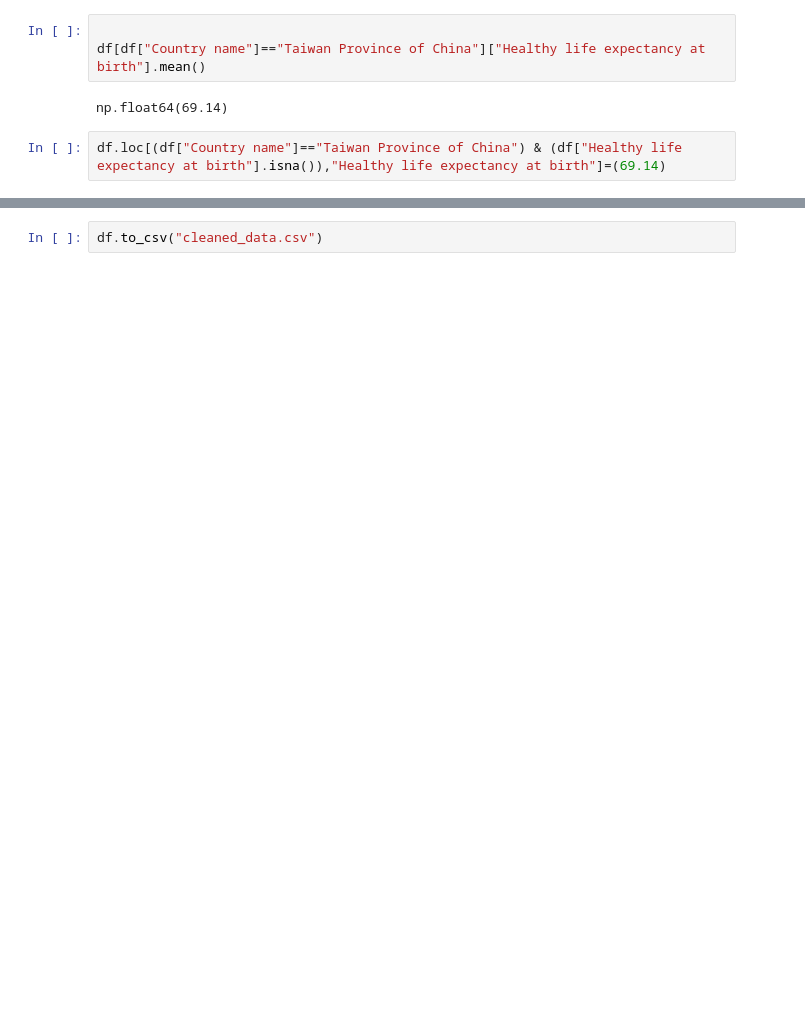
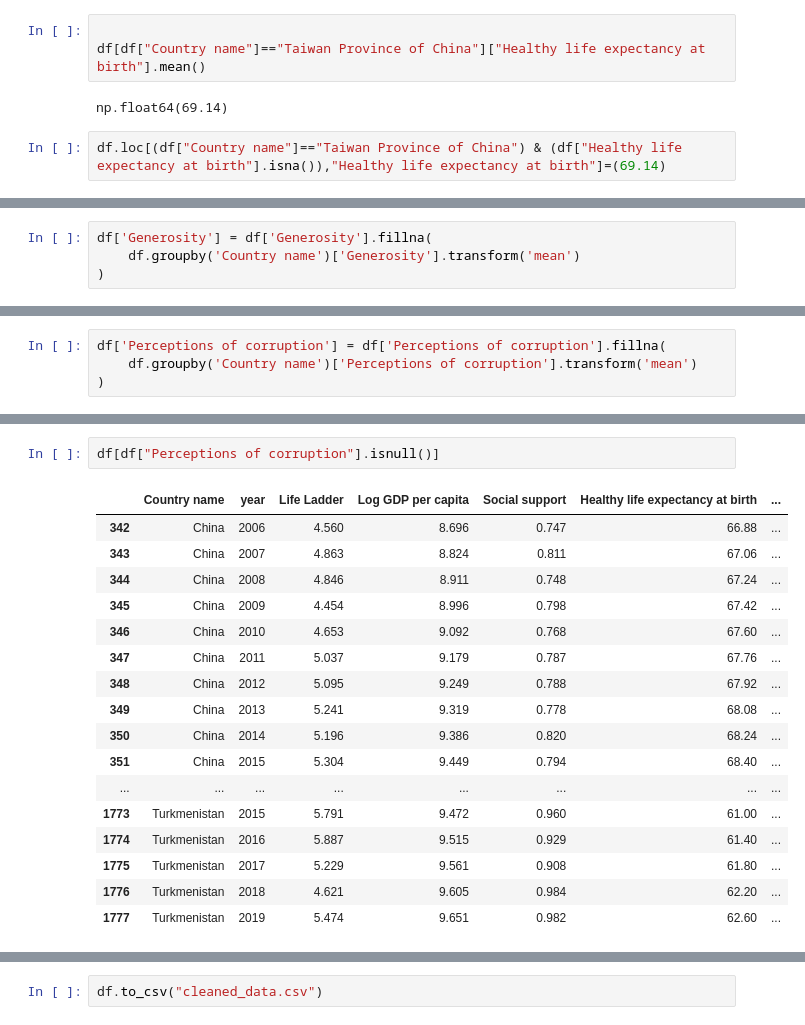
Before and after one commit to rinsharufi-datalogix/World-happiness-, a Jupyter notebook: data_cleaning.ipynb, the cells around one changed output, grey strips where cells are left out. Drawn from its saved outputs; the diff is of its cells as text; blank space fills up the shorter version.

```diff
--- a/data_cleaning.ipynb
+++ b/data_cleaning.ipynb
@@ -465,0 +704,4 @@ df.loc[(df["Country name"]=="Palestinian Territories") & (df["Healthy life expec
+# %%
+df['Generosity'] = df['Generosity'].fillna(
+    df.groupby('Country name')['Generosity'].transform('mean')
+)
@@ -465,0 +784,4 @@ df.loc[(df["Country name"]=="Palestinian Territories") & (df["Healthy life expec
+# %%
+df['Perceptions of corruption'] = df['Perceptions of corruption'].fillna(
+    df.groupby('Country name')['Perceptions of corruption'].transform('mean')
+)
@@ -465,0 +803,20 @@ df.loc[(df["Country name"]=="Palestinian Territories") & (df["Healthy life expec
+# %%
+df[df["Perceptions of corruption"].isnull()]
+# %% [output]
+|  | Country name | year | Life Ladder | Log GDP per capita | Social support | Healthy life expectancy at birth | ... |
+| 342 | China | 2006 | 4.560 | 8.696 | 0.747 | 66.88 | ... |
+| 343 | China | 2007 | 4.863 | 8.824 | 0.811 | 67.06 | ... |
+| 344 | China | 2008 | 4.846 | 8.911 | 0.748 | 67.24 | ... |
+| 345 | China | 2009 | 4.454 | 8.996 | 0.798 | 67.42 | ... |
+| 346 | China | 2010 | 4.653 | 9.092 | 0.768 | 67.60 | ... |
+| 347 | China | 2011 | 5.037 | 9.179 | 0.787 | 67.76 | ... |
+| 348 | China | 2012 | 5.095 | 9.249 | 0.788 | 67.92 | ... |
+| 349 | China | 2013 | 5.241 | 9.319 | 0.778 | 68.08 | ... |
+| 350 | China | 2014 | 5.196 | 9.386 | 0.820 | 68.24 | ... |
+| 351 | China | 2015 | 5.304 | 9.449 | 0.794 | 68.40 | ... |
+| ... | ... | ... | ... | ... | ... | ... | ... |
+| 1773 | Turkmenistan | 2015 | 5.791 | 9.472 | 0.960 | 61.00 | ... |
+| 1774 | Turkmenistan | 2016 | 5.887 | 9.515 | 0.929 | 61.40 | ... |
+| 1775 | Turkmenistan | 2017 | 5.229 | 9.561 | 0.908 | 61.80 | ... |
+| 1776 | Turkmenistan | 2018 | 4.621 | 9.605 | 0.984 | 62.20 | ... |
+| 1777 | Turkmenistan | 2019 | 5.474 | 9.651 | 0.982 | 62.60 | ... |
```
Also changed, not shown: parts of 84 cells of this notebook, 1 other file.
